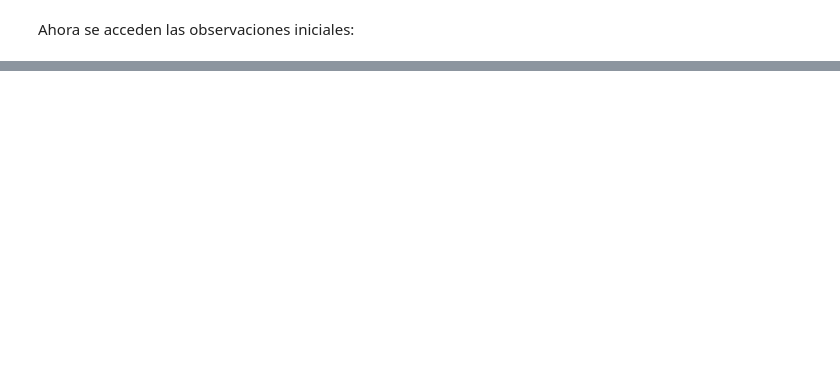
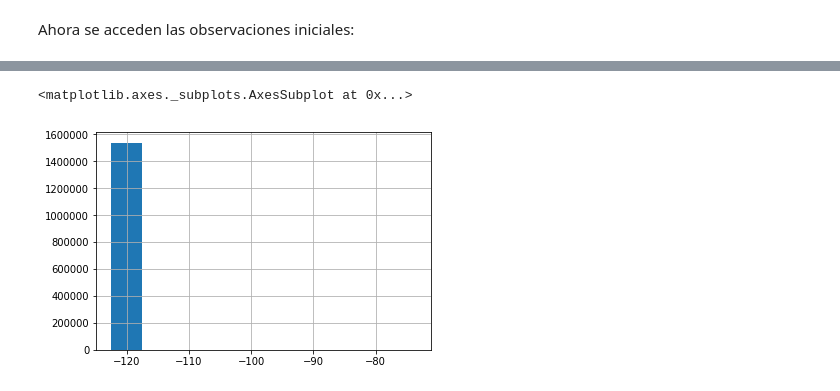
Before and after one commit to EjHelo/bootcamp_proyect, a Jupyter notebook: Proyecto Bootcamp Ford GoBike.ipynb, the cells around one changed output, grey strips where cells are left out. Saved outputs shown, nothing was run; the diff lists cells and outputs as text; code cells hidden in the pictures; blank space fills up the shorter version.

```diff
--- a/Proyecto Bootcamp Ford GoBike.ipynb
+++ b/Proyecto Bootcamp Ford GoBike.ipynb
@@ -22,0 +128,5 @@ df.head()
+# %%
+df['end_station_longitude'].hist()
+# %% [output]
+<matplotlib.axes._subplots.AxesSubplot at 0x...>
+[figure, added]
```
Also changed, not shown: parts of 31 cells of this notebook.
